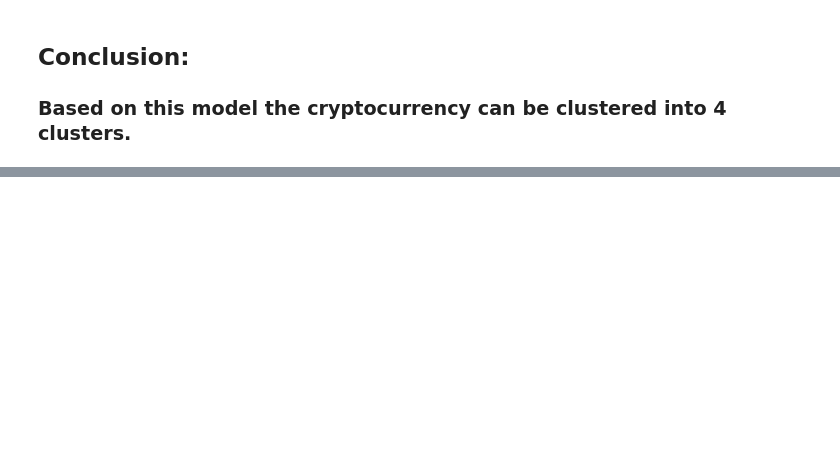
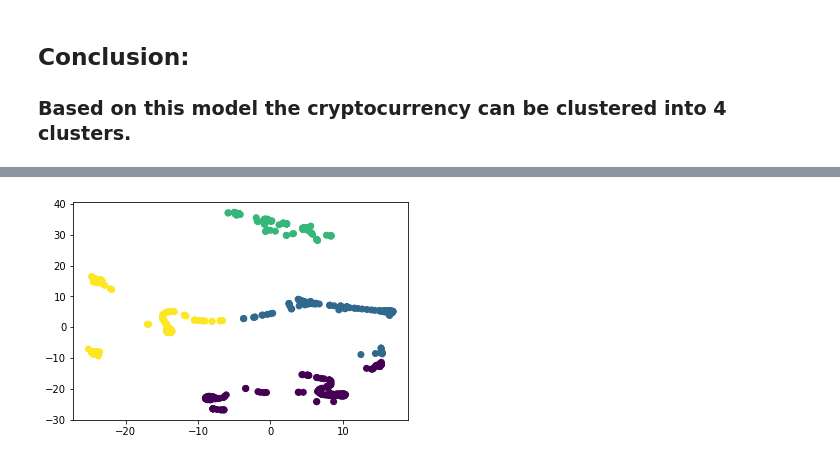
Before and after one commit to SColson82/Cryptocurrency, a Jupyter notebook: cryptocurrency.ipynb, the cells around one changed output, grey strips where cells are left out. Saved outputs shown, nothing was run; the diff lists cells and outputs as text; code cells hidden in the pictures; blank space fills up the shorter version.

Commit message:
Yes, the data can be clustered. But how?

```diff
--- a/cryptocurrency.ipynb
+++ b/cryptocurrency.ipynb
@@ -108,3 +108,7 @@ IsTrading_df
 | 1246 | Horizen | Equihash | PoW | 7.296538e+06 | 21000000 |
 | 1247 | BitcoinPlus | Scrypt | PoS | 1.283270e+05 | 1000000 |
 532 rows × 5 columns
+# %%
+# Save the CoinName column before dropping it.
+CoinName=pd.DataFrame(IsTrading_df['CoinName']).reset_index(drop=True)
+CoinName
@@ -240,0 +263,3 @@ plt.show()
+# %%
+transform_crypto_df=pd.DataFrame(transformed_crypto).reset_index(drop=True)
+transform_crypto_df
@@ -240,0 +280,14 @@ plt.show()
+# %%
+# Initialize the K-Means model.
+model = KMeans(n_clusters=4, random_state=0)
+
+# Fit the model
+model.fit(transformed_crypto)
+
+# Predict clusters
+predictions = model.predict(transformed_crypto)
+
+# Add class column to the DF
+transform_crypto_df['class']=model.labels_
+
+predictions
@@ -240,0 +328,6 @@ plt.show()
+# %%
+# Create a new DF which concats the Transformed_Crypto (t-SNE) with the CoinNames and a final column called Class which will indicate which cluster each cryptocurrency is a part of.
+clustered_df=pd.concat([CoinName, transform_crypto_df],axis=1, sort=False)
+# clustered_df=CoinName_df.join(transform_crypto_df, how='outer')
+print(clustered_df.shape)
+clustered_df
@@ -240,0 +349,5 @@ plt.show()
+# %%
+plt.scatter(clustered_df[0], clustered_df[1], c=clustered_df['class'])
+plt.show()
+# %% [output]
+[figure, added]
```
Also changed, not shown: parts of 15 cells of this notebook.
